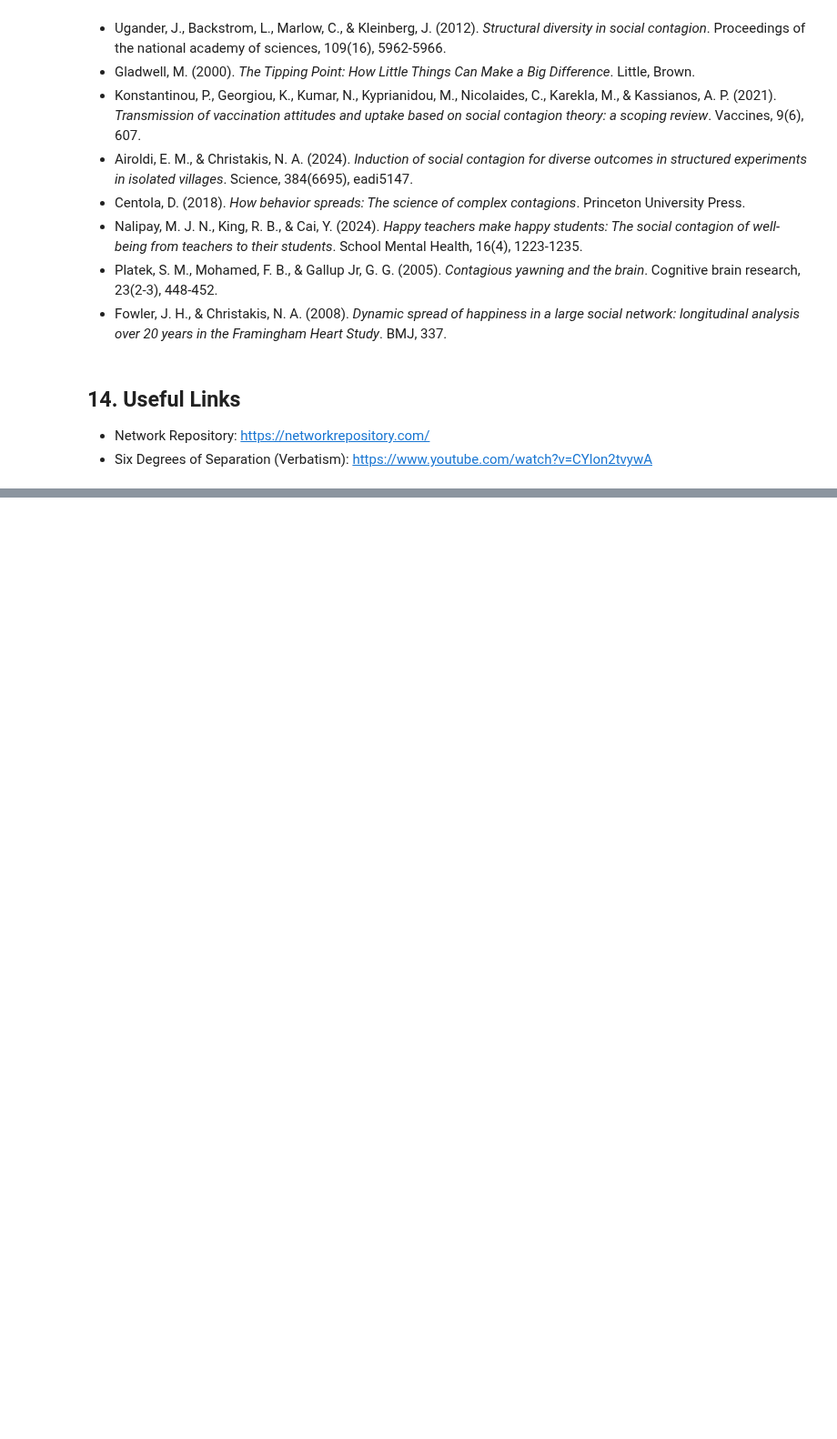
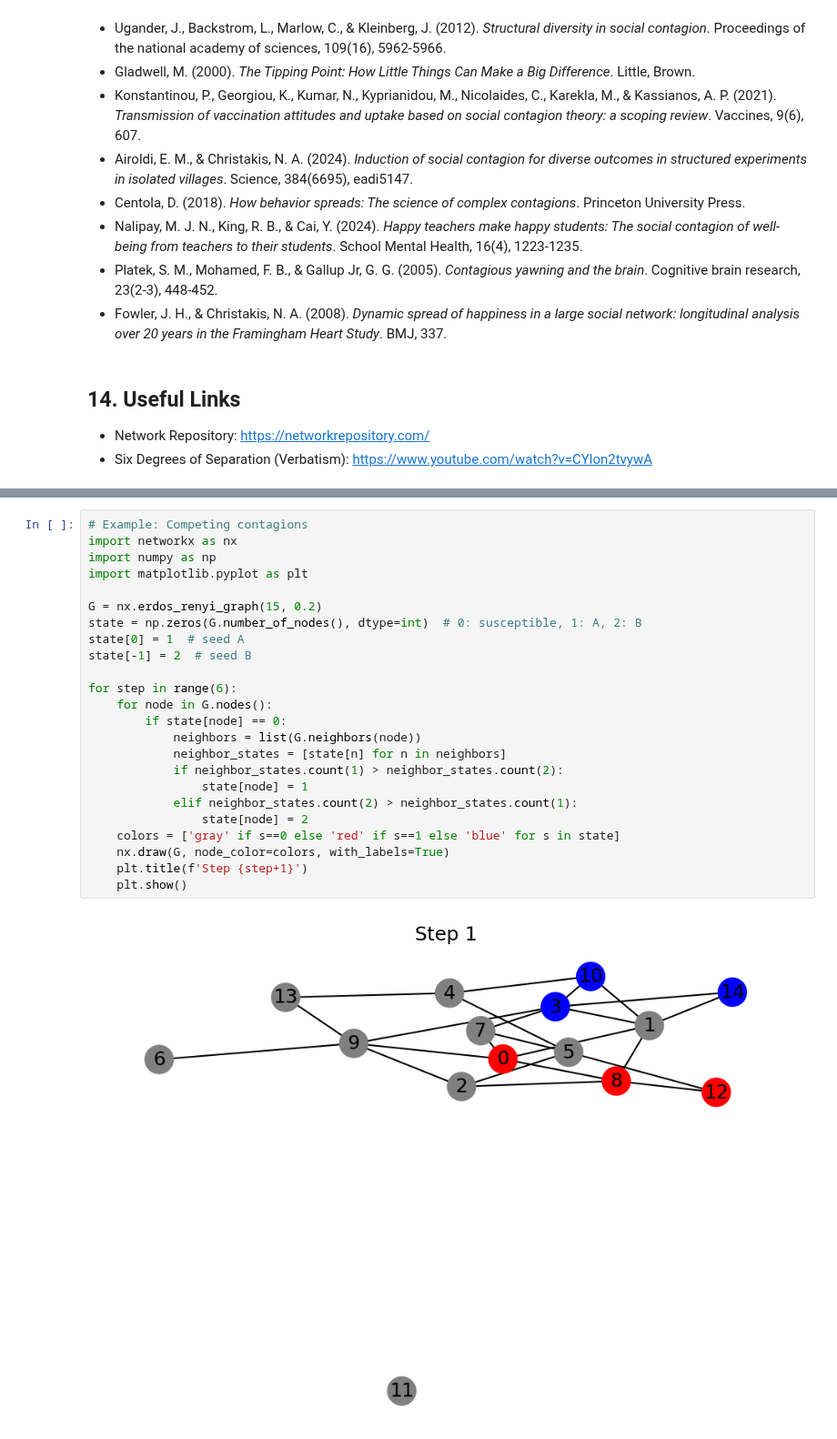
Before and after one commit to sepehrilami/phys7332_fa25, a Jupyter notebook: project.ipynb, the cells around one changed output, grey strips where cells are left out. Shown at 91% size. Drawn from its saved outputs; the diff is of its cells as text; blank space fills up the shorter version.

```diff
--- a/project.ipynb
+++ b/project.ipynb
@@ -710,0 +735,26 @@ Understanding multiplexity helps design interventions and predict outcomes in sy
+# %%
+# Example: Competing contagions
+import networkx as nx
+import numpy as np
+import matplotlib.pyplot as plt
+
+G = nx.erdos_renyi_graph(15, 0.2)
+state = np.zeros(G.number_of_nodes(), dtype=int)  # 0: susceptible, 1: A, 2: B
+state[0] = 1  # seed A
+state[-1] = 2  # seed B
+
+for step in range(6):
+    for node in G.nodes():
+        if state[node] == 0:
+            neighbors = list(G.neighbors(node))
+            neighbor_states = [state[n] for n in neighbors]
+            if neighbor_states.count(1) > neighbor_states.count(2):
+                state[node] = 1
+            elif neighbor_states.count(2) > neighbor_states.count(1):
+                state[node] = 2
+    colors = ['gray' if s==0 else 'red' if s==1 else 'blue' for s in state]
+    nx.draw(G, node_color=colors, with_labels=True)
+    plt.title(f'Step {step+1}')
+    plt.show()
+# %% [output]
+[figure, added]
```
Also changed, not shown: parts of 23 cells of this notebook, 3 other files.
